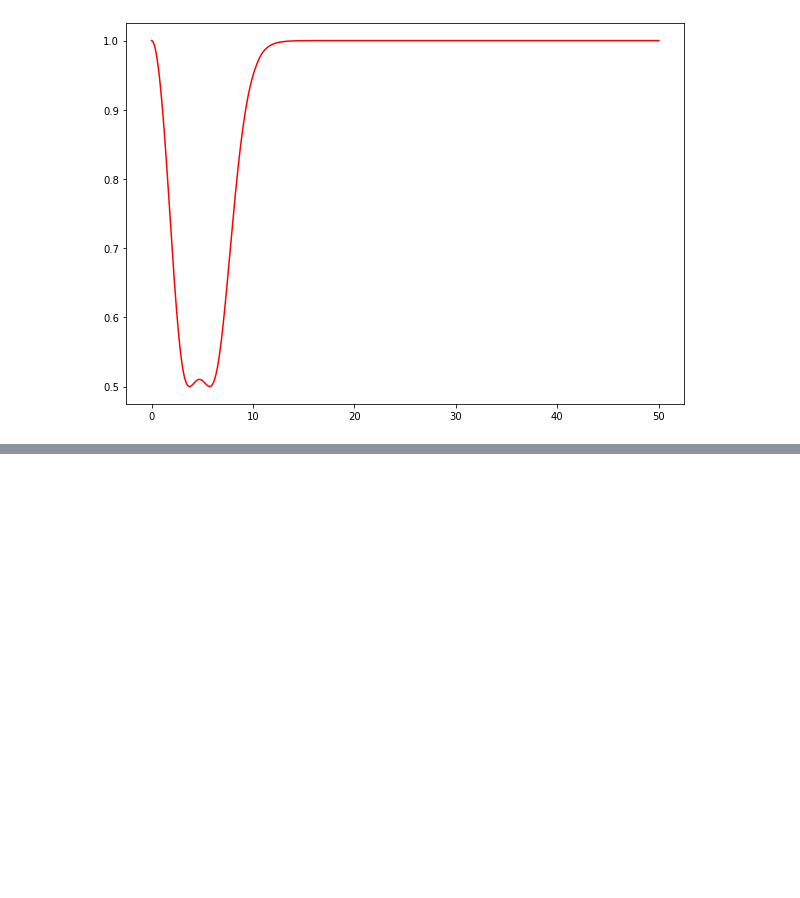
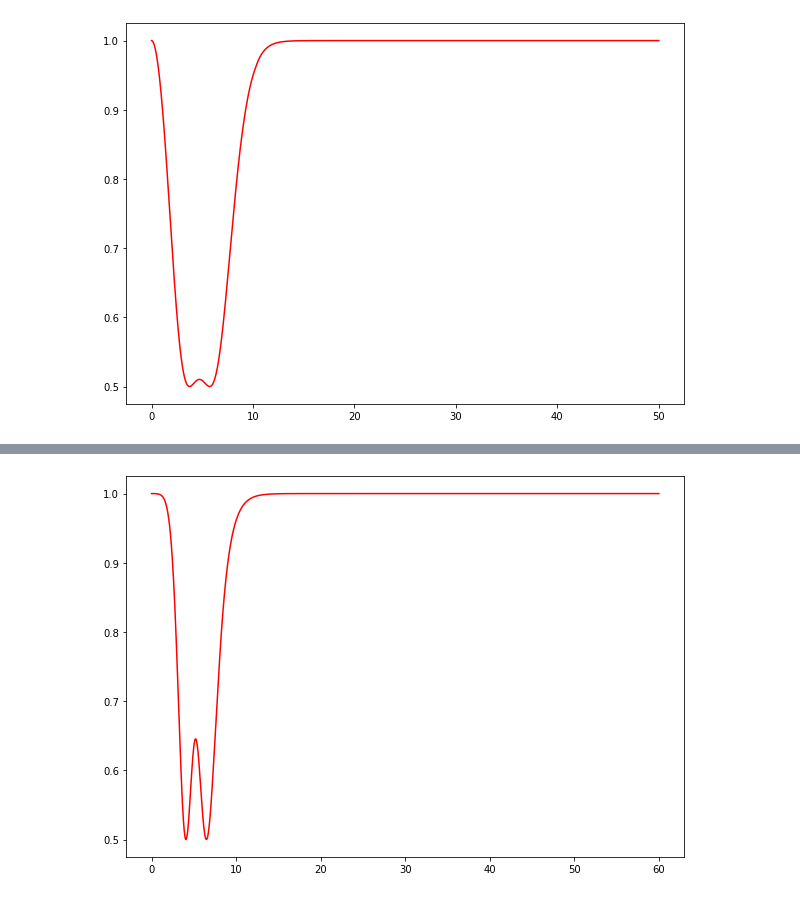
Before and after one commit to sabinthapa100/master-thesis, a Jupyter notebook: sample/notebooks/ergotropy.ipynb, the cells around one changed output, grey strips where cells are left out. Cells and saved outputs as stored; diff of their text form; code cells hidden in the pictures; blank space fills up the shorter version.

```diff
--- a/sample/notebooks/ergotropy.ipynb
+++ b/sample/notebooks/ergotropy.ipynb
@@ -39,14 +58,11 @@ plt.show()
+# %%
+gas_pur = np.loadtxt("../outputs/ergotropy/gaussian_purity.dat")
 # %%
 fig, ax = plt.subplots()
 fig.set_figheight(7)
 fig.set_figwidth(10)
 
-ax.set_xlim(0,50)
-ax.set_ylim(0,1)
-
-ax.plot(tlist, ergotropy_1, '-r')
-ax.plot(tlist, excited_atom, '--m', label='$|e> = 1$')
-
+ax.plot(gas_pur[:,0], gas_pur[:,1], '-r')
 
 plt.show()
 # %% [output]
@@ -53,0 +69 @@ plt.show()
+[figure, added]
```
Also changed, not shown: parts of 15 cells of this notebook.
